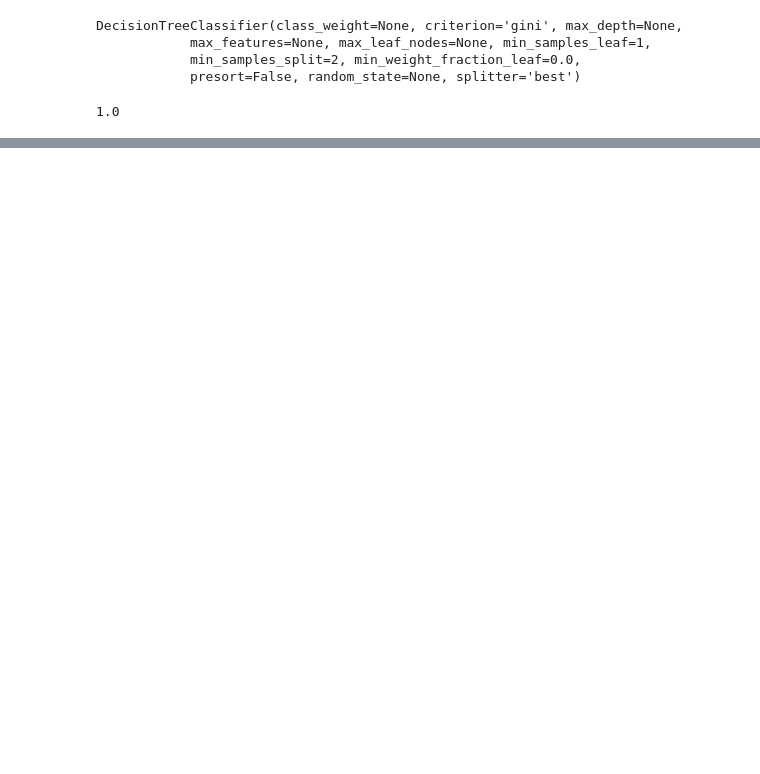
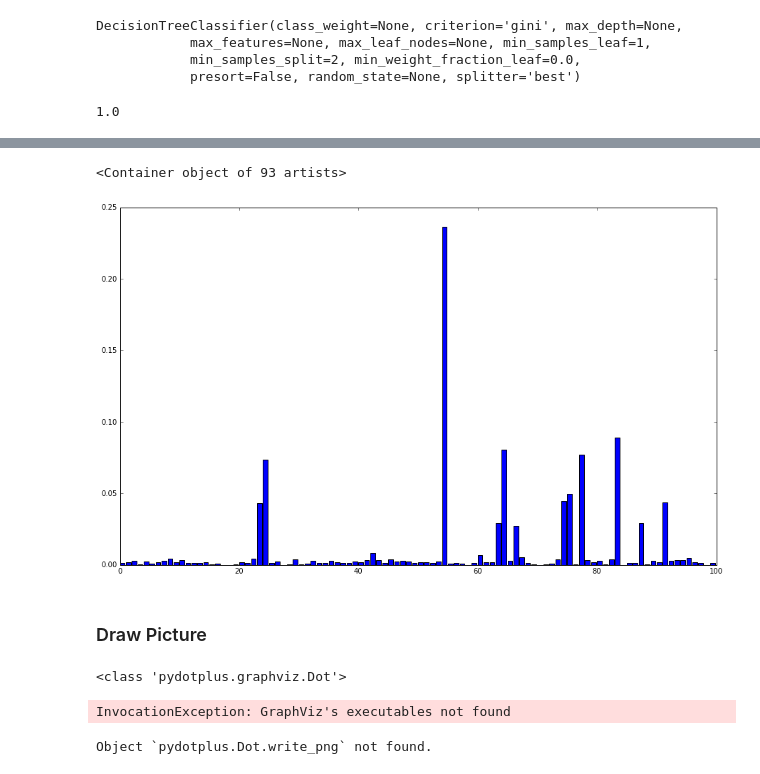
Before and after one commit to LyuuuuXinwei/KaggleProject, a Jupyter notebook: Explore Classification.ipynb, the cells around one changed output, grey strips where cells are left out. Drawn from its saved outputs; the diff is of its cells as text; code cells hidden in the pictures; blank space fills up the shorter version.

```diff
--- a/Explore Classification.ipynb
+++ b/Explore Classification.ipynb
@@ -26,0 +104,35 @@ datasets.make_classification?
+# %%
+# Drawing important feacture plot
+important_index = dt.feature_importances_ != 0
+y_important = dt.feature_importances_[important_index]
+x_important = np.arange(len(important_index))[important_index]
+
+f, ax = plt.subplots(figsize=(15,9))
+ax.bar(x_important, y_important)
+# %% [output]
+<Container object of 93 artists>
+[figure, added]
+# %% [markdown]
+### Draw Picture
+# %%
+clf = DecisionTreeClassifier()
+iris = datasets.load_iris()
+
+clf = clf.fit(iris.data, iris.target)
+
+# def plot_dt(model):
+#     dotfile = open("tree.dot", 'w')
+#     tree.export_graphviz(model, out_file=dotfile)
+#     system("dot -Tpng tree.dot -o tree.png")
+
+# plot_dt(clf)
+
+
+str_buffer = StringIO()
+tree.export_graphviz(clf, out_file=str_buffer)
+graphme = pydotplus.graph_from_dot_data(str_buffer.getvalue())
+print(type(graphme))
+graphme.write_pdf("tree.pdf")
+# %% [output]
+<class 'pydotplus.graphviz.Dot'>
+InvocationException: GraphViz's executables not found
@@ -26,0 +143,4 @@ datasets.make_classification?
+# %%
+pydotplus.Dot.write_png?
+# %% [output]
+Object `pydotplus.Dot.write_png` not found.
```
Also changed, not shown: parts of 11 cells of this notebook, 2 other files.
